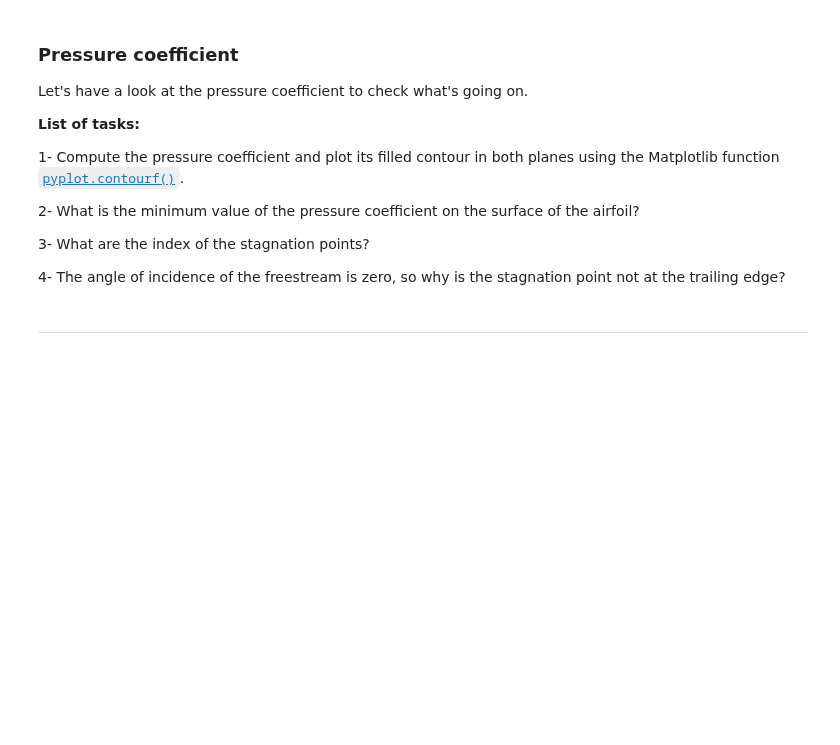
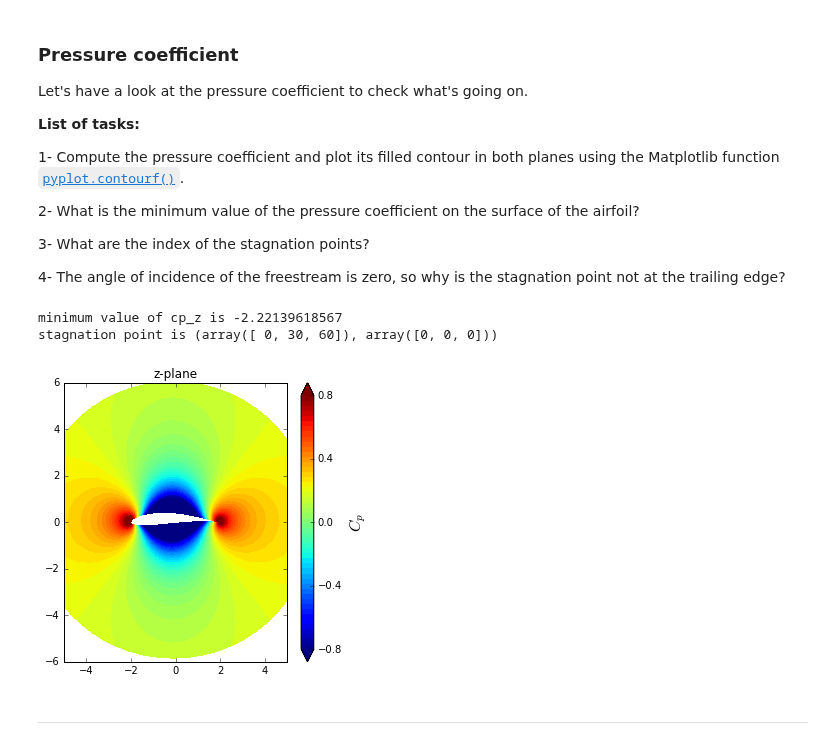
Before and after one commit to wangze233/MAE6226, a Jupyter notebook: midterm/midterm.ipynb, the cells around one changed output. Drawn from its saved outputs; the diff is of its cells as text; code cells hidden in the pictures; blank space fills up the shorter version.

```diff
--- a/midterm/midterm.ipynb
+++ b/midterm/midterm.ipynb
@@ -317,3 +340,22 @@ Let's have a look at the pressure coefficient to check what's going on.
+# %%
+# Use this cell to write your code.
+cp_z = 1.0 - (u_z**2+v_z**2)/u_inf**2
+pyplot.figure(figsize=(5,5))
+pyplot.xlim(-5,5)
+pyplot.ylim(-6,6)
+contf = pyplot.contourf(X_z, Y_z, cp, levels = numpy.linspace(-0.8,0.8,51),\
+                        extend='both')
+pyplot.title('z-plane')
+cbar = pyplot.colorbar(contf)
+cbar.set_label('$C_p$', fontsize=16)
+cbar.set_ticks([-0.8,-0.4,0,0.4,0.8])
+
+print('minimum value of cp_z is',numpy.min(cp_z))
+print('stagnation point is',numpy.where(cp_z==1))
+# %% [output]
+minimum value of cp_z is -2.22139618567
+stagnation point is (array([ 0, 30, 60]), array([0, 0, 0]))
+[figure, added]
 # %% [markdown]
 ---
 # %% [markdown]
```
Also changed, not shown: parts of 4 cells of this notebook.
